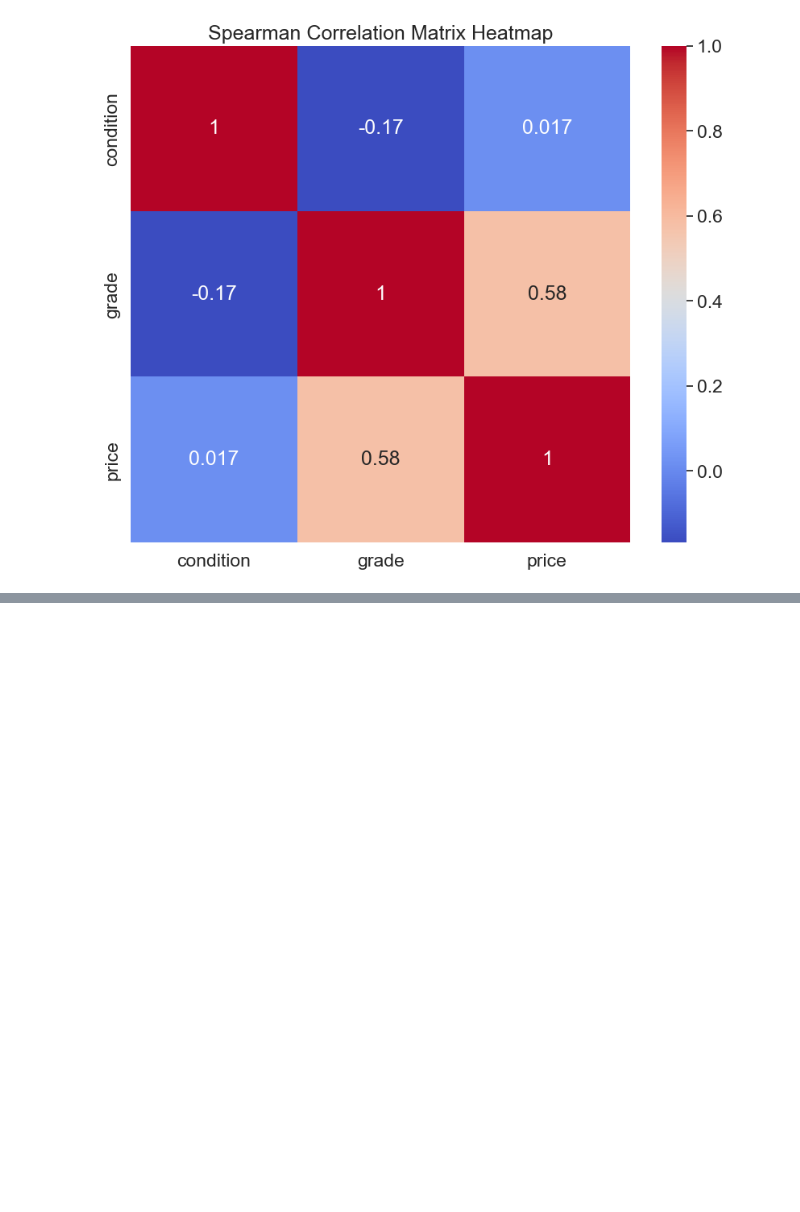
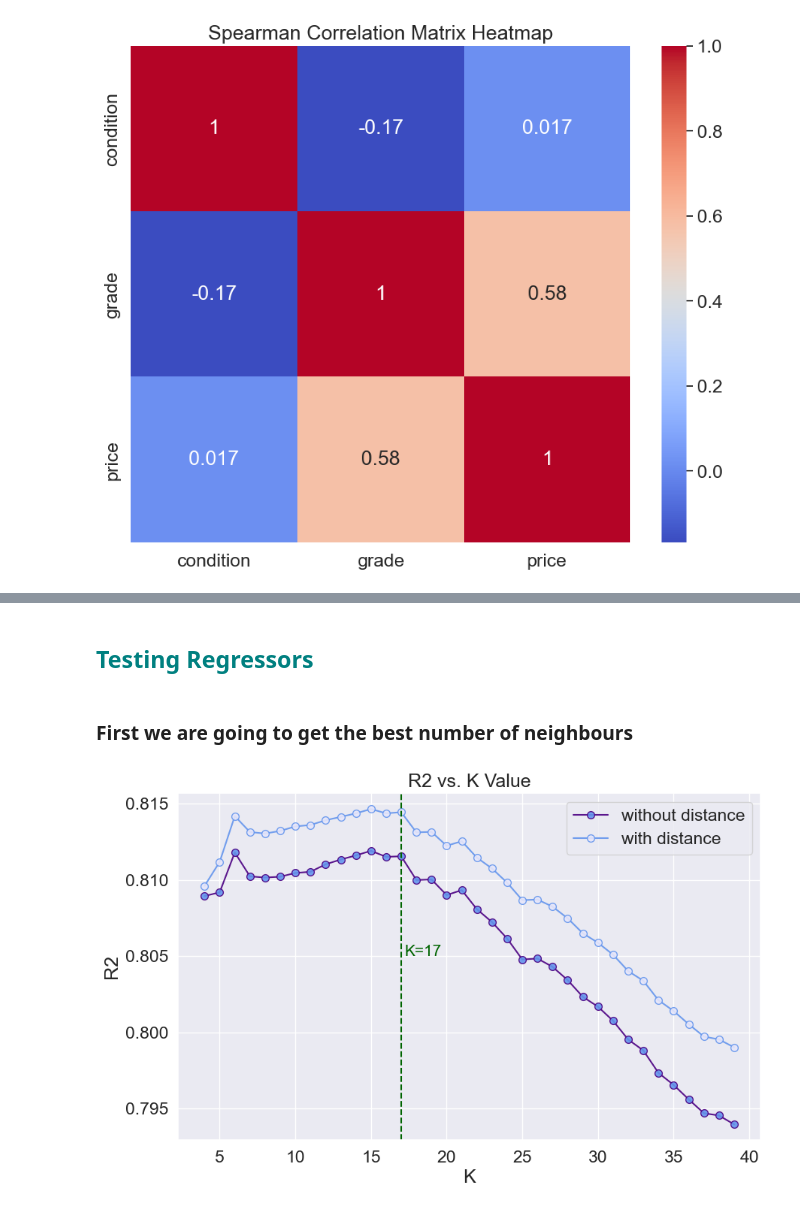
Before and after one commit to jesus-jpeg/patent-pending, a Jupyter notebook: 03_python_scripts/05_improving_the_model.ipynb, the cells around one changed output, grey strips where cells are left out. Drawn from its saved outputs; the diff is of its cells as text; code cells hidden in the pictures; blank space fills up the shorter version.

Commit message:
model_up2date

```diff
--- a/03_python_scripts/05_improving_the_model.ipynb
+++ b/03_python_scripts/05_improving_the_model.ipynb
@@ -392,0 +355,32 @@ print("MAE = ", round(MAE_3, 4))
+# %% [markdown]
+<h2 style="color: #008080;">Testing Regressors</h2>
+# %% [markdown]
+### First we are going to get the best number of neighbours
+# %%
+scores = []
+scores2 = []# We will store here the R2 values for each of our K-NN models with different K-values.
+for i in range(4,40):
+    knn_model = KNeighborsRegressor(n_neighbors=i)
+    knn_model2 = KNeighborsRegressor(n_neighbors=i, weights='distance')
+    knn_model.fit(X_train, y_train)
+    knn_model2.fit(X_train, y_train)
+    scores.append(knn_model.score(X_test, y_test))
+    scores2.append(knn_model2.score(X_test, y_test))
+# %%
+plt.figure(figsize=(10,6))
+plt.plot(range(4,40), scores, color = 'indigo', linestyle='-',
+         marker='o', markerfacecolor='cornflowerblue', markersize=7, label='without distance', alpha=0.9)
+plt.plot(range(4,40), scores2, color = 'cornflowerblue', linestyle='-',
+         marker='o', markerfacecolor='lavender', markersize=7, label='with distance', alpha=0.9)
+#Add vertical line in k=17
+plt.axvline(x=17, color='darkgreen', linestyle='dashed')
+# Add text to the vertical line
+plt.text(17.2, 0.805, "K=17", color='darkgreen', fontsize=15)
+
+plt.title('R2 vs. K Value')
+plt.xlabel('K')
+plt.ylabel('R2')
+plt.legend()
+plt.show()
+# %% [output]
+[figure, added]
```
Also changed, not shown: parts of 36 cells of this notebook, 1 other file.
